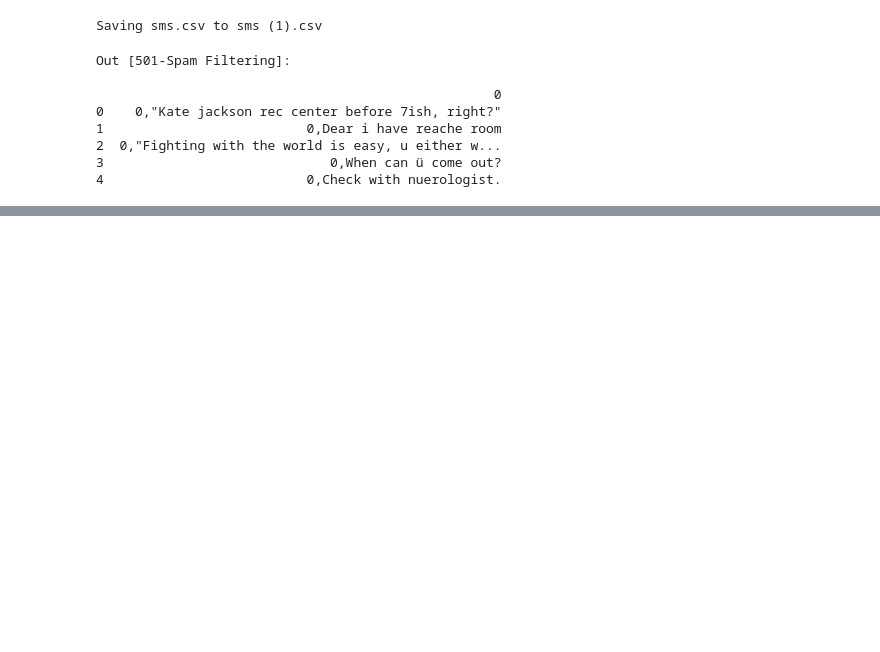
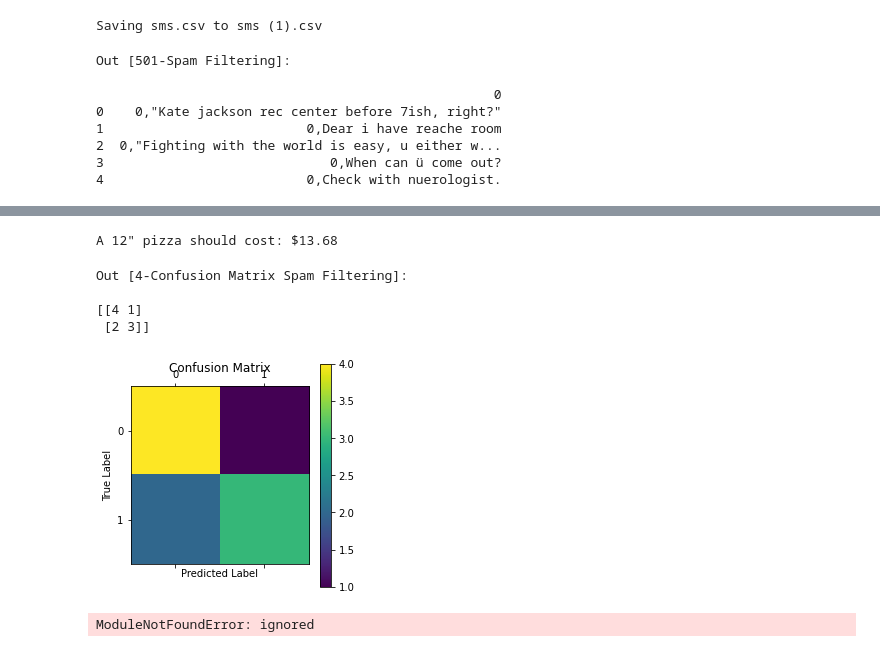
Before and after one commit to ferdyfebriyanto/MachineLearning, a Jupyter notebook: 5_KELOMPOK_B_NIM_NAMA.ipynb, the cells around one changed output, grey strips where cells are left out. Saved outputs shown, nothing was run; the diff lists cells and outputs as text; code cells hidden in the pictures; blank space fills up the shorter version.

```diff
--- a/5_KELOMPOK_B_NIM_NAMA.ipynb
+++ b/5_KELOMPOK_B_NIM_NAMA.ipynb
@@ -57,8 +61,72 @@ for i, prediction in enumerate(predictions[:10]):
 # %%
 ##Performance Metrics Hal 11
-from sklearn.linier_model import LinierRegression
-model = LinierRegression()
+from sklearn.linear_model import LinearRegression
+model = LinearRegression()
 import numpy as np
 import matplotlib.pyplot as plt
 
-X = np
+X = np.array([[6], [8], [10], [14], [18]]).reshape(-1,1)
+y = [7,9,13,17.5,18]
+model.fit(X, y)
+
+#Prediction
+test_pizza = np.array([[12]])
+predicted_price = model.predict(test_pizza)[0]
+print('A 12" pizza should cost: $%.2f'% predicted_price)
+# %% [output]
+A 12" pizza should cost: $13.68
+# %%
+# In [4-Confusion Matrix SpamFiltering]:
+from sklearn.metrics import confusion_matrix
+import matplotlib.pyplot as plt
+
+y_test = [0, 0, 0, 0, 0, 1, 1, 1, 1, 1]
+y_pred = [0, 1, 0, 0, 0, 0, 0, 1, 1, 1]
+
+confusion_matrix = confusion_matrix(y_test, y_pred)
+
+print('Out [4-Confusion Matrix Spam Filtering]:\n')
+print (confusion_matrix, '\n')
+plt.matshow(confusion_matrix)
+plt.title('Confusion Matrix')
+plt.colorbar()
+plt.ylabel('True Label')
+plt.xlabel('Predicted Label')
+plt.show()
+# %% [output]
+Out [4-Confusion Matrix Spam Filtering]:
+
+[[4 1]
+ [2 3]]
+[figure, added]
+# %%
+# In [5-Accuracy Spam Filtering]:
+
+import numpy as np
+import pandas as pd
+import matplotlib.pyplot as plt
+
+from sklearn.feature_extraction.text import TfidfVectorizer
+from sklearn.linier_model.logistic import LogisticRegression
+from sklearn.model_selection import cross_val_score,train_test_split
+from sklearn.metrics import roc_curve, auc
+
+df = pd.read_csv('sms.csv', delimiter = '\t', header = None)
+
+#X_trainn_raw, X_test_raw, y_train, y_test = train_test_split(df['message'], df['label'])
+X_train_raw, X_test_raw, y_train, y_test = train_test_split(df[1], df[0])
+
+vectorizer = TfidfVectorizer()
+X_train = vectorizer.fit_transform(X_train_raw)
+X_test = vectorizer.transform(X_test_raw)
+
+classifier = LinearRegression()
+classifier.fit(X_train, y_train)
+
+scores = cross_val_score(classifier, X_train, y_train, cv = 5)
+
+print('# Out [5-Accuracy Spam Filtering]:\n')
+print('Accuracies: %s' % scores)
+print('Mean Accuracy: %s' % np.mean(scores))
+# %% [output]
+ModuleNotFoundError: ignored
```
Also changed, not shown: parts of 5 cells of this notebook.
